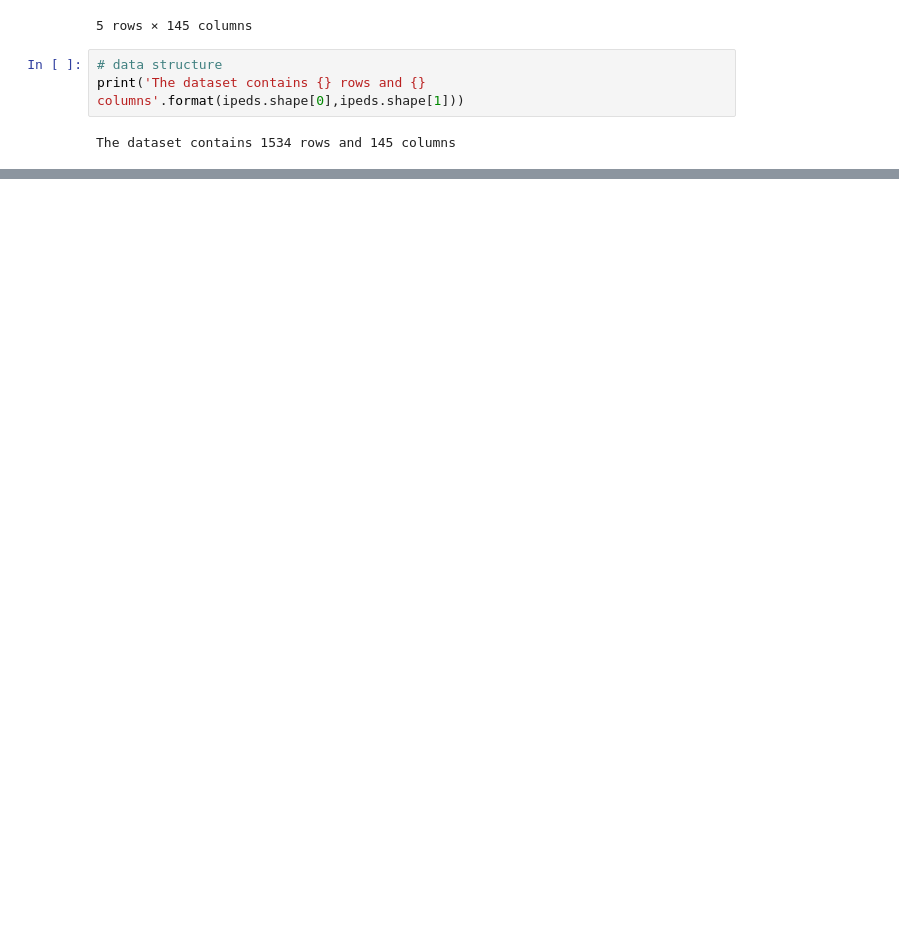
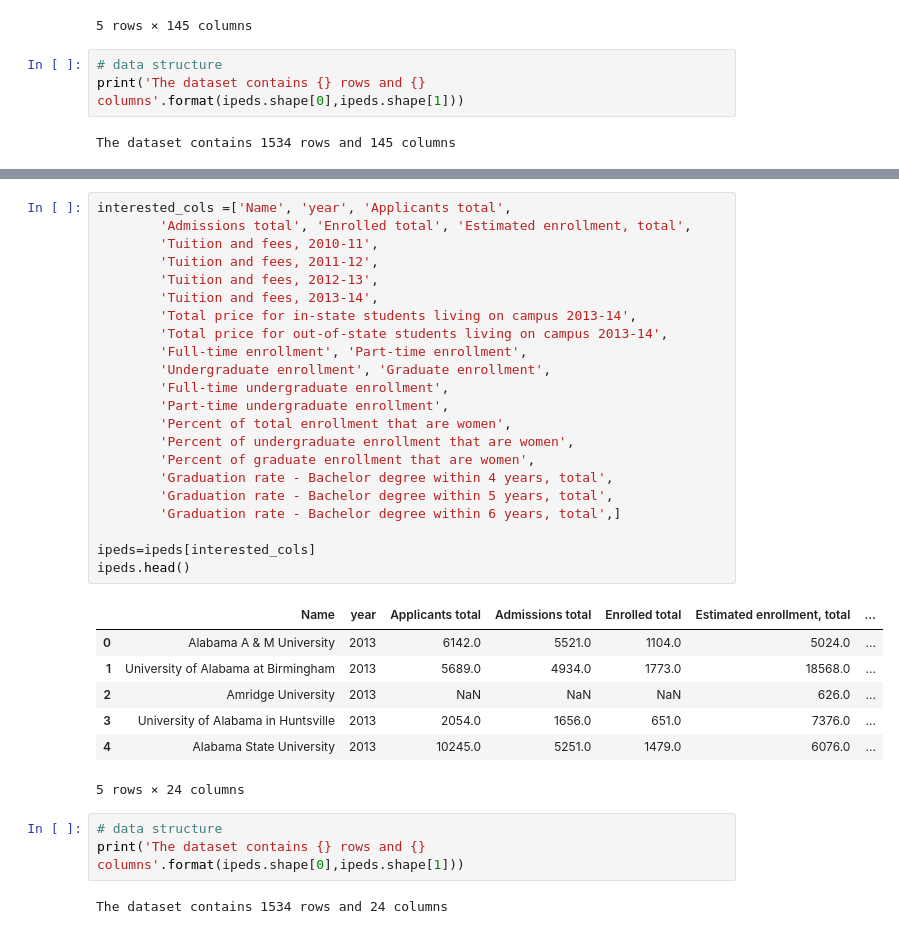
Before and after one commit to XinyuMai/PHSX815_Week12, a Jupyter notebook: HW12.ipynb, the cells around one changed output, grey strips where cells are left out. Drawn from its saved outputs; the diff is of its cells as text; blank space fills up the shorter version.

```diff
--- a/HW12.ipynb
+++ b/HW12.ipynb
@@ -39,0 +99,35 @@ The dataset contains 1534 rows and 145 columns
+# %%
+interested_cols =['Name', 'year', 'Applicants total',
+        'Admissions total', 'Enrolled total', 'Estimated enrollment, total',
+        'Tuition and fees, 2010-11',
+        'Tuition and fees, 2011-12',
+        'Tuition and fees, 2012-13',
+        'Tuition and fees, 2013-14',
+        'Total price for in-state students living on campus 2013-14',
+        'Total price for out-of-state students living on campus 2013-14',
+        'Full-time enrollment', 'Part-time enrollment',
+        'Undergraduate enrollment', 'Graduate enrollment',
+        'Full-time undergraduate enrollment',
+        'Part-time undergraduate enrollment',
+        'Percent of total enrollment that are women',
+        'Percent of undergraduate enrollment that are women',
+        'Percent of graduate enrollment that are women',
+        'Graduation rate - Bachelor degree within 4 years, total',
+        'Graduation rate - Bachelor degree within 5 years, total',
+        'Graduation rate - Bachelor degree within 6 years, total',]
+
+ipeds=ipeds[interested_cols]
+ipeds.head()
+# %% [output]
+|  | Name | year | Applicants total | Admissions total | Enrolled total | Estimated enrollment, total | ... |
+| 0 | Alabama A & M University | 2013 | 6142.0 | 5521.0 | 1104.0 | 5024.0 | ... |
+| 1 | University of Alabama at Birmingham | 2013 | 5689.0 | 4934.0 | 1773.0 | 18568.0 | ... |
+| 2 | Amridge University | 2013 | NaN | NaN | NaN | 626.0 | ... |
+| 3 | University of Alabama in Huntsville | 2013 | 2054.0 | 1656.0 | 651.0 | 7376.0 | ... |
+| 4 | Alabama State University | 2013 | 10245.0 | 5251.0 | 1479.0 | 6076.0 | ... |
+5 rows × 24 columns
+# %%
+# data structure
+print('The dataset contains {} rows and {} columns'.format(ipeds.shape[0],ipeds.shape[1]))
+# %% [output]
+The dataset contains 1534 rows and 24 columns
```
Also changed, not shown: parts of 14 cells of this notebook.
